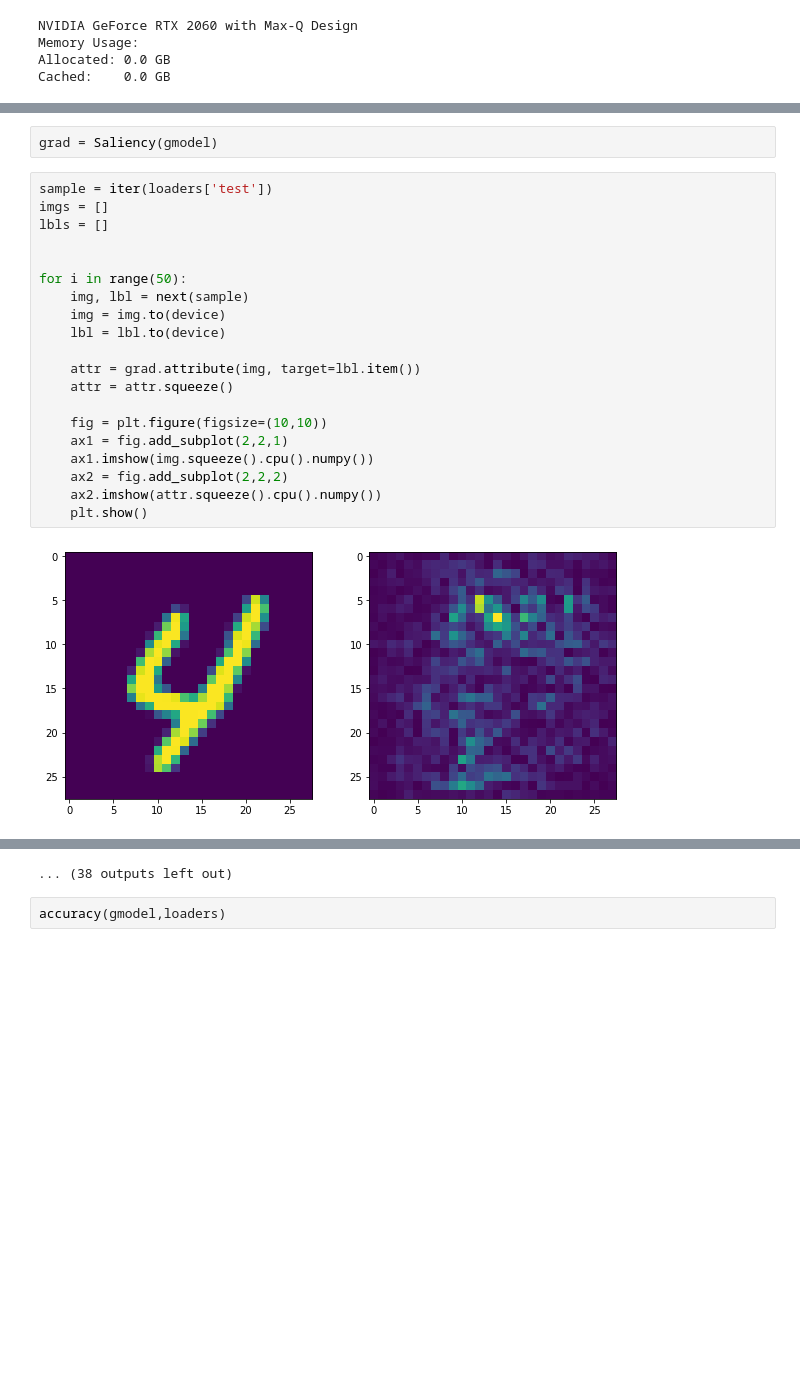
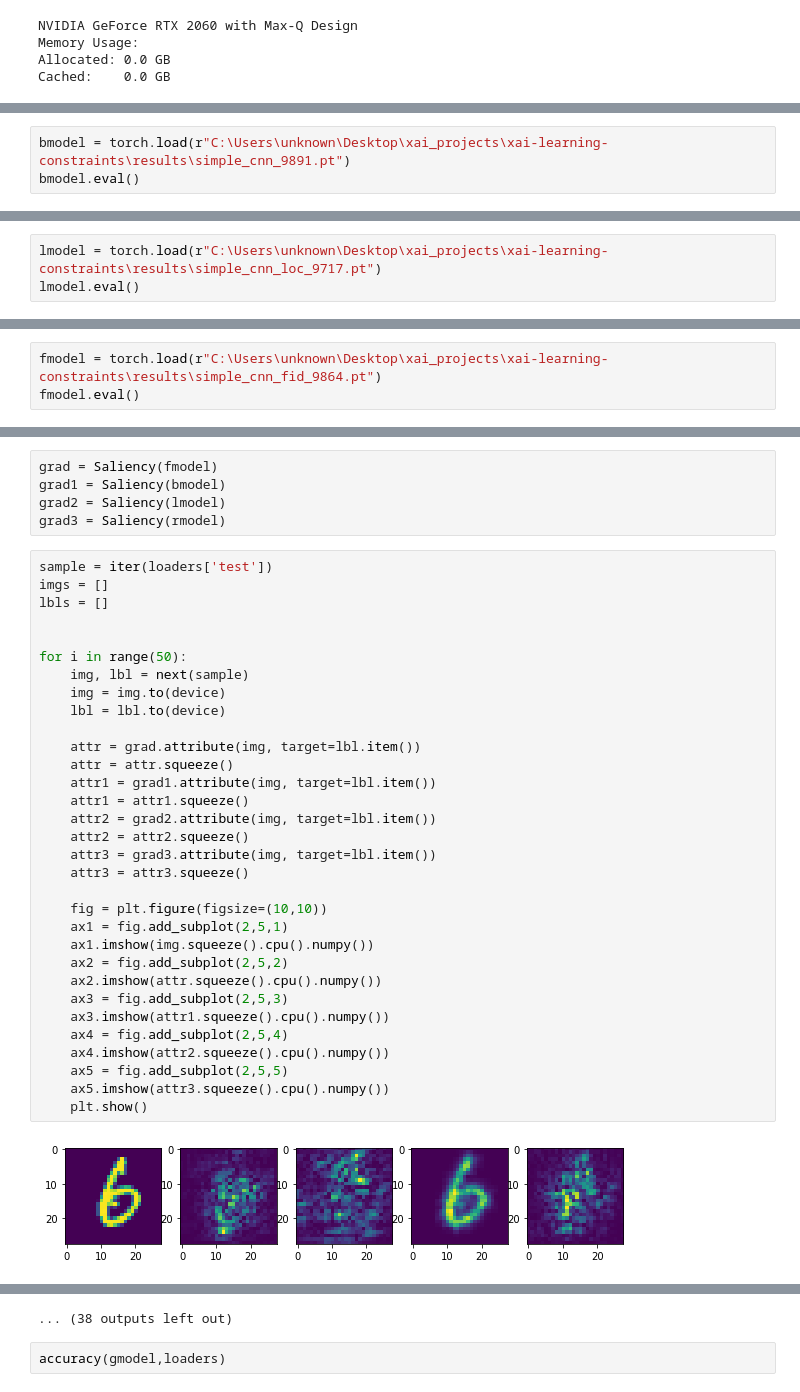
Before and after one commit to mikronco/xai-learning-constraints, a Jupyter notebook: model_training.ipynb, the cells around one changed output, grey strips where cells are left out. Drawn from its saved outputs; the diff is of its cells as text; blank space fills up the shorter version.

```diff
--- a/model_training.ipynb
+++ b/model_training.ipynb
@@ -56,0 +62,3 @@ Accuracy =  0.9859333333333333
+# %%
+bmodel = torch.load(r"C:\Users\unknown\Desktop\xai_projects\xai-learning-constraints\results\simple_cnn_9891.pt")
+bmodel.eval()
@@ -56,0 +79,3 @@ Accuracy =  0.9859333333333333
+# %%
+lmodel = torch.load(r"C:\Users\unknown\Desktop\xai_projects\xai-learning-constraints\results\simple_cnn_loc_9717.pt")
+lmodel.eval()
@@ -56,0 +96,3 @@ Accuracy =  0.9859333333333333
+# %%
+fmodel = torch.load(r"C:\Users\unknown\Desktop\xai_projects\xai-learning-constraints\results\simple_cnn_fid_9864.pt")
+fmodel.eval()
@@ -57,24 +113,39 @@ Accuracy =  0.9859333333333333
 # %%
-grad = Saliency(gmodel)
+grad = Saliency(fmodel)
+grad1 = Saliency(bmodel)
+grad2 = Saliency(lmodel)
+grad3 = Saliency(rmodel)
 # %%
 sample = iter(loaders['test'])
 imgs = []
 lbls = []
 
 
 for i in range(50):
     img, lbl = next(sample)
     img = img.to(device)
     lbl = lbl.to(device)
 
     attr = grad.attribute(img, target=lbl.item())
     attr = attr.squeeze()
+    attr1 = grad1.attribute(img, target=lbl.item())
+    attr1 = attr1.squeeze()
+    attr2 = grad2.attribute(img, target=lbl.item())
+    attr2 = attr2.squeeze()
+    attr3 = grad3.attribute(img, target=lbl.item())
+    attr3 = attr3.squeeze()
 
     fig = plt.figure(figsize=(10,10))
-    ax1 = fig.add_subplot(2,2,1)
+    ax1 = fig.add_subplot(2,5,1)
     ax1.imshow(img.squeeze().cpu().numpy())
-    ax2 = fig.add_subplot(2,2,2)
+    ax2 = fig.add_subplot(2,5,2)
     ax2.imshow(attr.squeeze().cpu().numpy())
+    ax3 = fig.add_subplot(2,5,3)
+    ax3.imshow(attr1.squeeze().cpu().numpy())
+    ax4 = fig.add_subplot(2,5,4)
+    ax4.imshow(attr2.squeeze().cpu().numpy())
+    ax5 = fig.add_subplot(2,5,5)
+    ax5.imshow(attr3.squeeze().cpu().numpy())
     plt.show()
 # %% [output]
-[figure, old version]
+[figure, new version]
```
Also changed, not shown: parts of 9 cells of this notebook, 2 other files.
